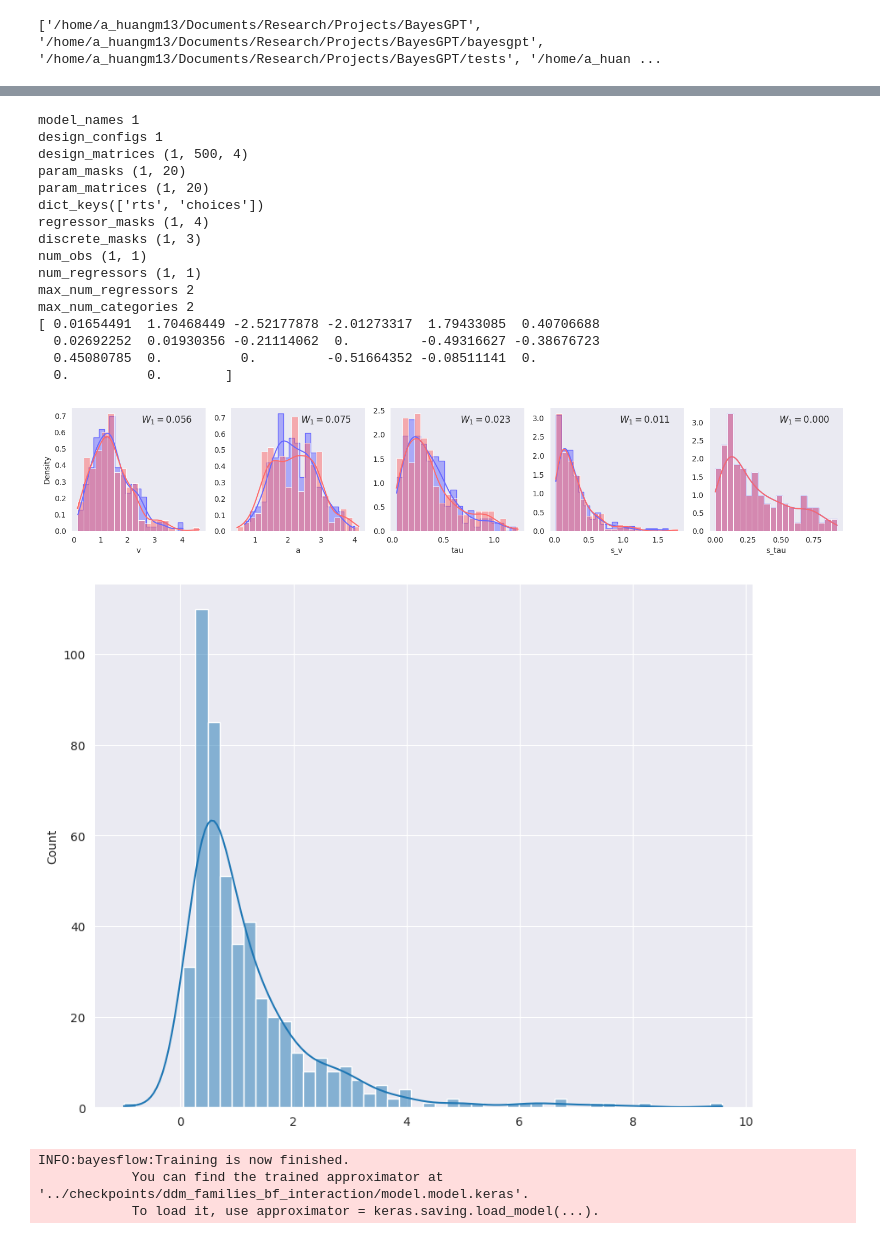
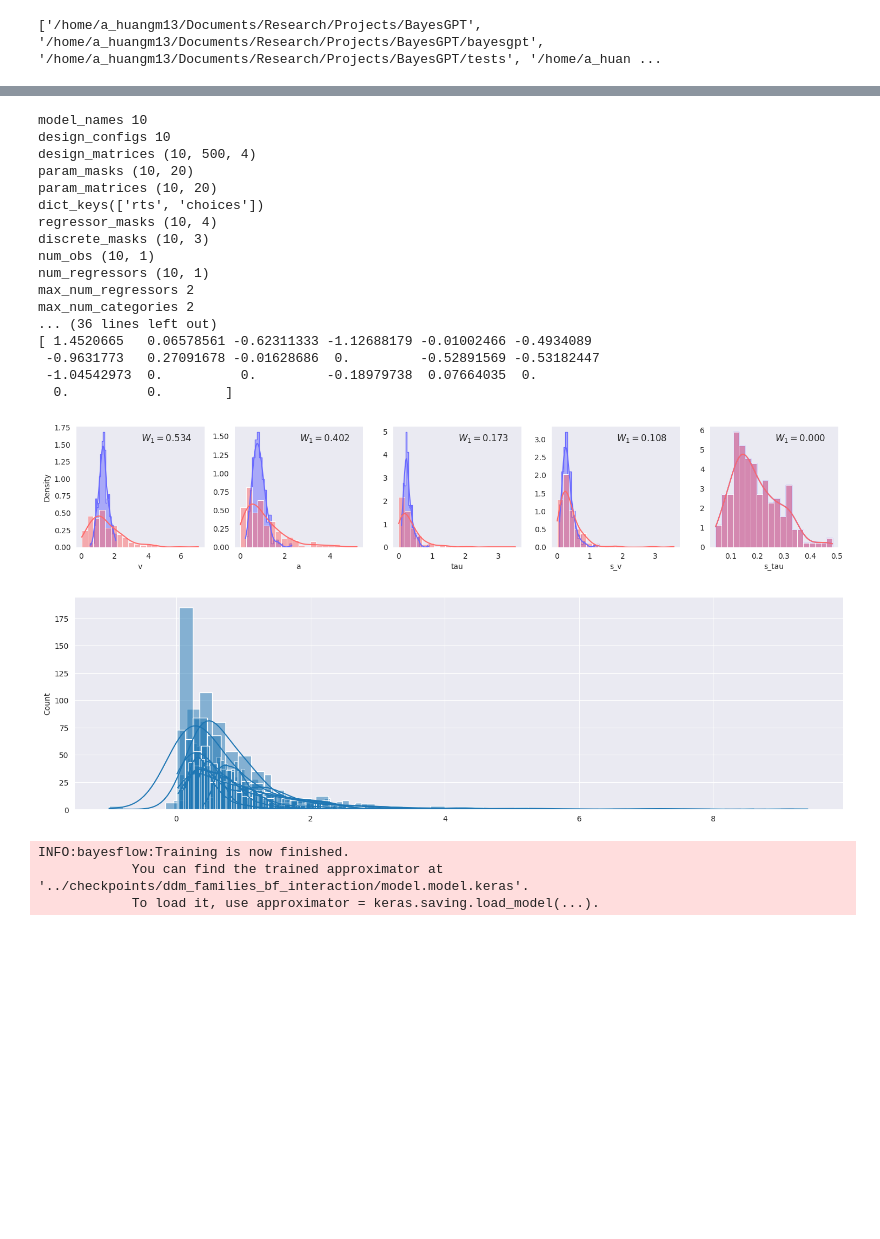
Before and after one commit to bayesflow-org/CogFormer, a Jupyter notebook: playgrounds/model_family_playground.ipynb, the cells around one changed output, grey strips where cells are left out. Drawn from its saved outputs; the diff is of its cells as text; code cells hidden in the pictures; blank space fills up the shorter version.

Commit message:
Add new set of DDM priors

```diff
--- a/playgrounds/model_family_playground.ipynb
+++ b/playgrounds/model_family_playground.ipynb
@@ -35,7 +29,7 @@ from bayesgpt.utils.simulator_utils import inspect
 ddm_family = NestedModelFamily(
     name='DDM',
     model=DDM(),
-    prior_fun=ddm_priors(),
+    prior_fun=ddm_priors2(),
     mask_randomizer_kwargs=dict(
         free_intrinsics=["v", "a", "tau", "s_v", "s_tau"],
         fixed_intrinsics=[],
@@ -48,7 +42,7 @@ class DDMModelFamilyBF(bf.simulators.Simulator):
     def __init__(self):
         self.model_family = NestedModelFamily(
             model=DDM(),
-            prior_fun=ddm_priors(),
+            prior_fun=ddm_priors2(),
             mask_randomizer_kwargs=dict(
                 free_intrinsics=["v", "a", "tau", "s_v", "s_tau"],
                 fixed_intrinsics=[],
@@ -101,7 +95,7 @@ class DDMModelFamilyBF(bf.simulators.Simulator):
                 run_simulator=True
             )
             inspect(samples)
-            g, ax = plt.subplots(1, 1, figsize=(10, 8))
+            g, ax = plt.subplots(1, 1, figsize=(18, 5))
             for i in range(batch_size):
                 ax = sns.histplot(out["rts"][i], bins=50, kde=True, legend=False)
                 print(out['params'][i])
@@ -109,26 +103,27 @@ class DDMModelFamilyBF(bf.simulators.Simulator):
         return out
 # %%
 ddm_family_simulator = DDMModelFamilyBF()
-ddm_samples = ddm_family_simulator.sample(1, check=True)
+ddm_samples = ddm_family_simulator.sample(10, check=True)
 # %% [output]
-model_names 1
-design_configs 1
-design_matrices (1, 500, 4)
-param_masks (1, 20)
-param_matrices (1, 20)
+model_names 10
+design_configs 10
+design_matrices (10, 500, 4)
+param_masks (10, 20)
+param_matrices (10, 20)
 dict_keys(['rts', 'choices'])
-regressor_masks (1, 4)
-discrete_masks (1, 3)
-num_obs (1, 1)
-num_regressors (1, 1)
+regressor_masks (10, 4)
+discrete_masks (10, 3)
+num_obs (10, 1)
+num_regressors (10, 1)
 max_num_regressors 2
 max_num_categories 2
-[ 0.01654491  1.70468449 -2.52177878 -2.01273317  1.79433085  0.40706688
-  0.02692252  0.01930356 -0.21114062  0.         -0.49316627 -0.38676723
-  0.45080785  0.          0.         -0.51664352 -0.08511141  0.
+... (36 lines left out)
+[ 1.4520665   0.06578561 -0.62311333 -1.12688179 -0.01002466 -0.4934089
+ -0.9631773   0.27091678 -0.01628686  0.         -0.52891569 -0.53182447
+ -1.04542973  0.          0.         -0.18979738  0.07664035  0.
   0.          0.        ]
-[figure, old version]
+[figure, new version]
-[figure, old version]
+[figure, new version]
 # %%
 # Define adapter
 adapter = (
```
Also changed, not shown: parts of 3 cells of this notebook, 1 other file.
